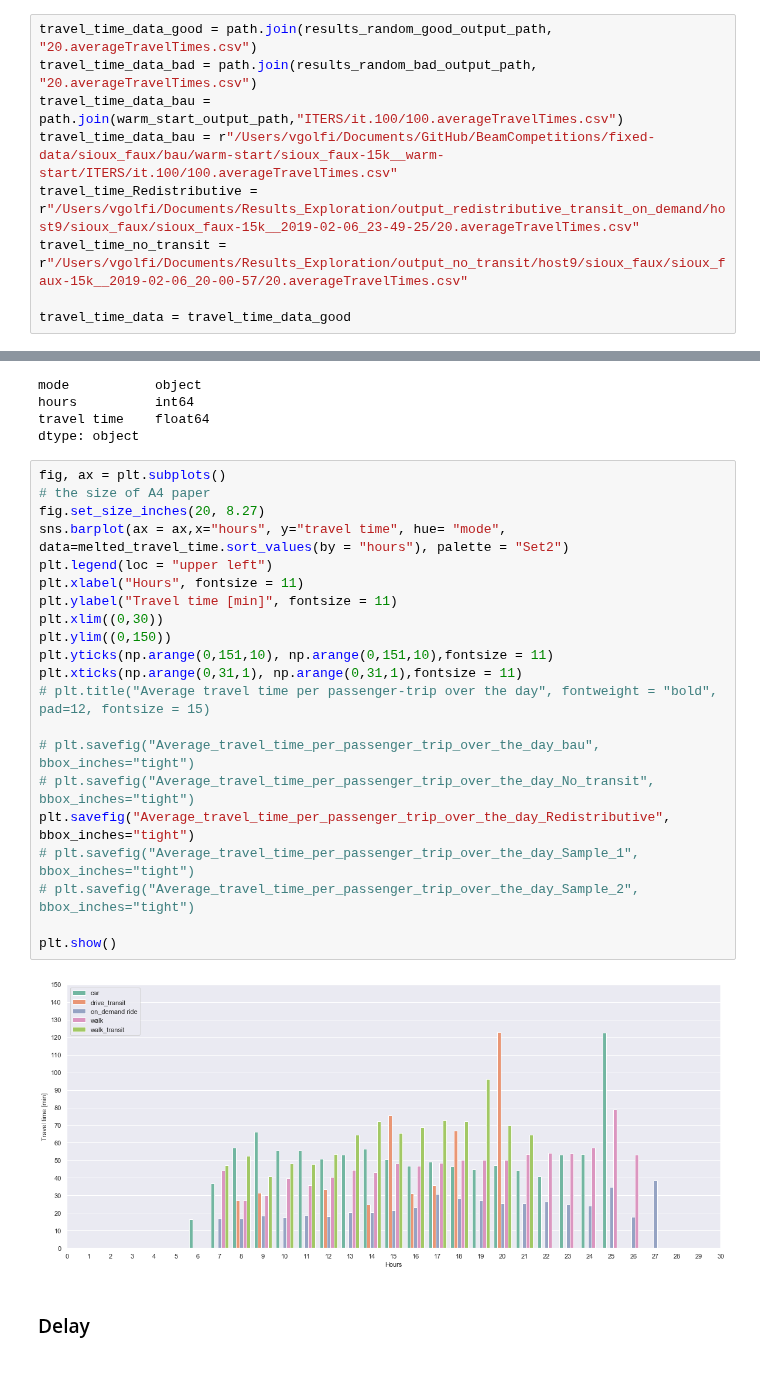
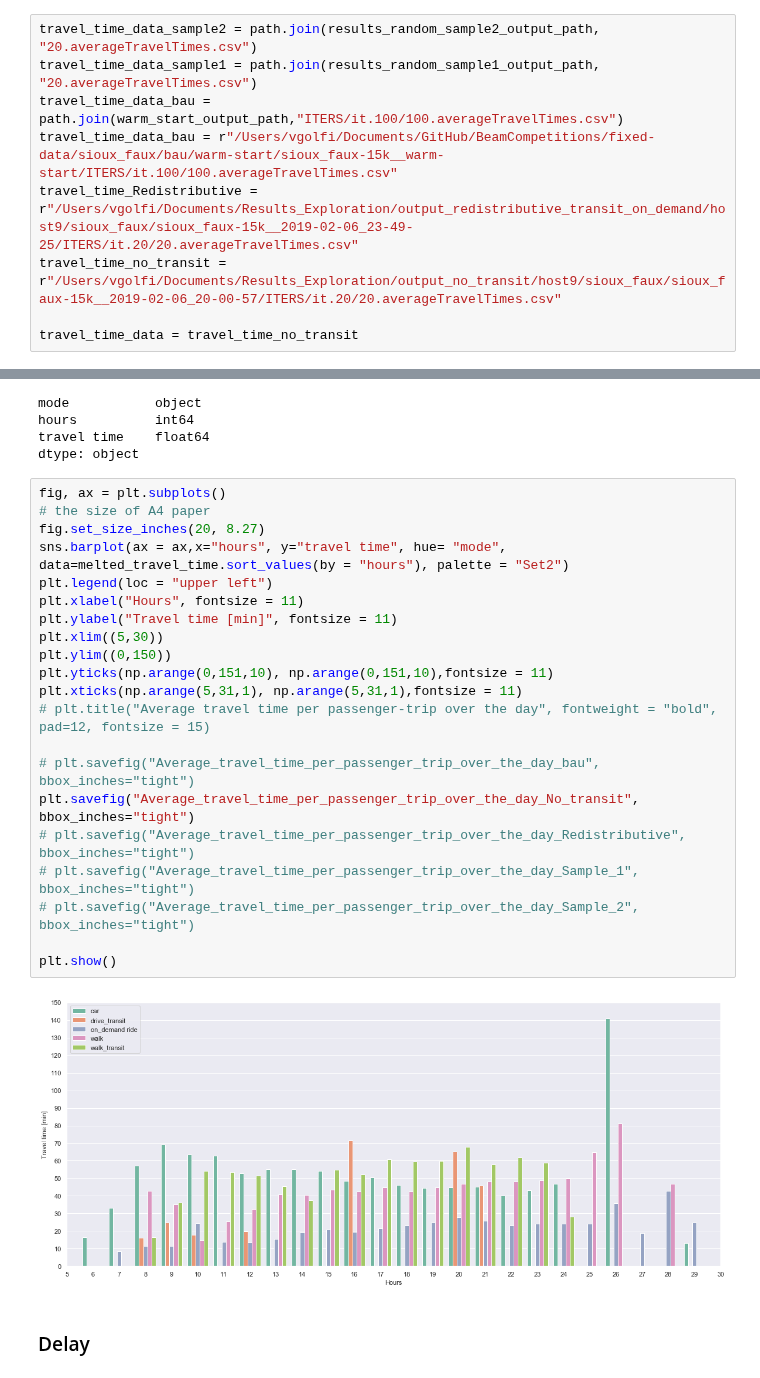
Before and after one commit to bistro-its-berkeley/BISTRO-Starter-Kit, a Jupyter notebook: utilities/Visualization_internal/Visualization_outputs.ipynb, the cells around one changed output, grey strips where cells are left out. Cells and saved outputs as stored; diff of their text form.

```diff
--- a/utilities/Visualization_internal/Visualization_outputs.ipynb
+++ b/utilities/Visualization_internal/Visualization_outputs.ipynb
@@ -1091,14 +1117,14 @@ summary_stats = pd.read_csv("")
 # %% [markdown]
 1.Import data
 # %%
-travel_time_data_good = path.join(results_random_good_output_path, "20.averageTravelTimes.csv")
-travel_time_data_bad = path.join(results_random_bad_output_path, "20.averageTravelTimes.csv")
+travel_time_data_sample2 = path.join(results_random_sample2_output_path, "20.averageTravelTimes.csv")
+travel_time_data_sample1 = path.join(results_random_sample1_output_path, "20.averageTravelTimes.csv")
 travel_time_data_bau = path.join(warm_start_output_path,"ITERS/it.100/100.averageTravelTimes.csv")
 travel_time_data_bau = r"/Users/vgolfi/Documents/GitHub/BeamCompetitions/fixed-data/sioux_faux/bau/warm-start/sioux_faux-15k__warm-start/ITERS/it.100/100.averageTravelTimes.csv"
-travel_time_Redistributive = r"/Users/vgolfi/Documents/Results_Exploration/output_redistributive_transit_on_demand/host9/sioux_faux/sioux_faux-15k__2019-02-06_23-49-25/20.averageTravelTimes.csv"
-travel_time_no_transit = r"/Users/vgolfi/Documents/Results_Exploration/output_no_transit/host9/sioux_faux/sioux_faux-15k__2019-02-06_20-00-57/20.averageTravelTimes.csv"
+travel_time_Redistributive = r"/Users/vgolfi/Documents/Results_Exploration/output_redistributive_transit_on_demand/host9/sioux_faux/sioux_faux-15k__2019-02-06_23-49-25/ITERS/it.20/20.averageTravelTimes.csv"
+travel_time_no_transit = r"/Users/vgolfi/Documents/Results_Exploration/output_no_transit/host9/sioux_faux/sioux_faux-15k__2019-02-06_20-00-57/ITERS/it.20/20.averageTravelTimes.csv"
 
-travel_time_data = travel_time_data_good
+travel_time_data = travel_time_no_transit
 # %% [markdown]
 **BY MODE**
 # %%
@@ -1161,26 +1187,26 @@ dtype: object
 # %%
 fig, ax = plt.subplots()
 # the size of A4 paper
 fig.set_size_inches(20, 8.27)
 sns.barplot(ax = ax,x="hours", y="travel time", hue= "mode", data=melted_travel_time.sort_values(by = "hours"), palette = "Set2")
 plt.legend(loc = "upper left")
 plt.xlabel("Hours", fontsize = 11)
 plt.ylabel("Travel time [min]", fontsize = 11)
-plt.xlim((0,30))
+plt.xlim((5,30))
 plt.ylim((0,150))
 plt.yticks(np.arange(0,151,10), np.arange(0,151,10),fontsize = 11)
-plt.xticks(np.arange(0,31,1), np.arange(0,31,1),fontsize = 11)
+plt.xticks(np.arange(5,31,1), np.arange(5,31,1),fontsize = 11)
 # plt.title("Average travel time per passenger-trip over the day", fontweight = "bold", pad=12, fontsize = 15)
 
 # plt.savefig("Average_travel_time_per_passenger_trip_over_the_day_bau", bbox_inches="tight")
-# plt.savefig("Average_travel_time_per_passenger_trip_over_the_day_No_transit", bbox_inches="tight")
-plt.savefig("Average_travel_time_per_passenger_trip_over_the_day_Redistributive", bbox_inches="tight")
+plt.savefig("Average_travel_time_per_passenger_trip_over_the_day_No_transit", bbox_inches="tight")
+# plt.savefig("Average_travel_time_per_passenger_trip_over_the_day_Redistributive", bbox_inches="tight")
 # plt.savefig("Average_travel_time_per_passenger_trip_over_the_day_Sample_1", bbox_inches="tight")
 # plt.savefig("Average_travel_time_per_passenger_trip_over_the_day_Sample_2", bbox_inches="tight")
 
 plt.show()
 # %% [output]
-[figure, old version]
+[figure, new version]
 # %% [markdown]
 ### Delay
 # %% [markdown]
```
Also changed, not shown: parts of 12 cells of this notebook, 14 other files.
